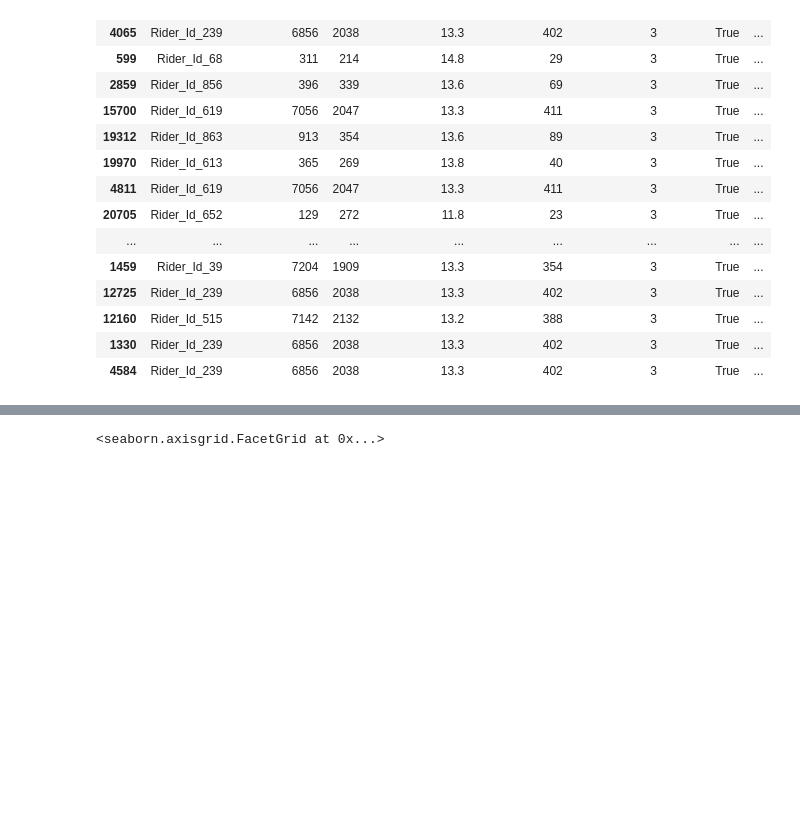
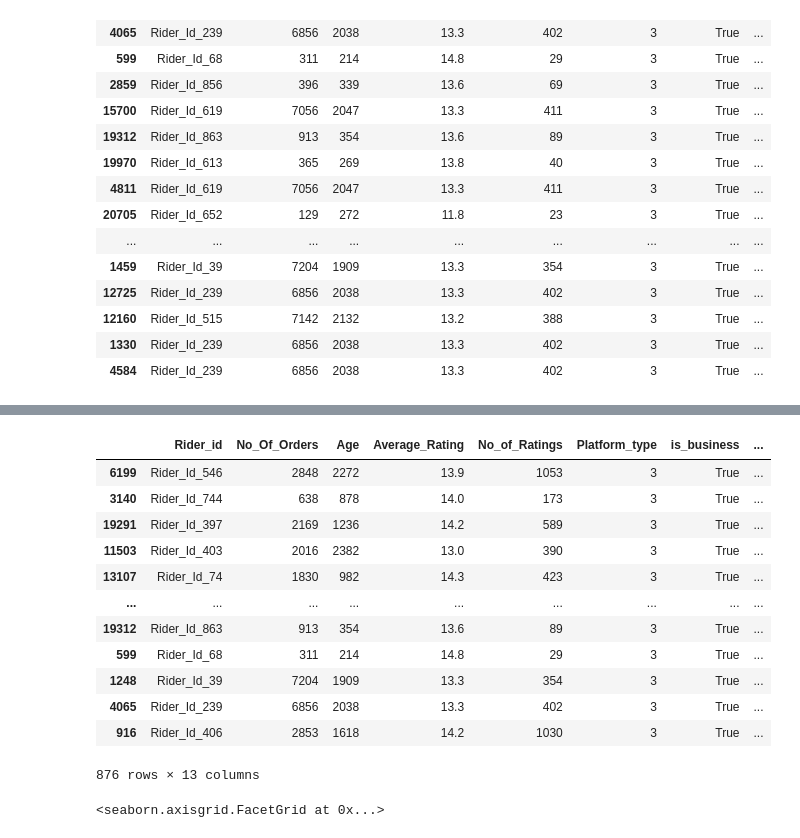
Before and after one commit to hughvd/sendy-logistics, a Jupyter notebook: josh_viz.ipynb, the cells around one changed output, grey strips where cells are left out. Drawn from its saved outputs; the diff is of its cells as text; code cells hidden in the pictures; blank space fills up the shorter version.

```diff
--- a/josh_viz.ipynb
+++ b/josh_viz.ipynb
@@ -285,0 +298,16 @@ df.sort_values(by = 'kmperhour', ascending = False).head(25)
+# %%
+tempdf.sort_values(by = 'kmperhour', ascending = True)
+# %% [output]
+|  | Rider_id | No_Of_Orders | Age | Average_Rating | No_of_Ratings | Platform_type | is_business | ... |
+| 6199 | Rider_Id_546 | 2848 | 2272 | 13.9 | 1053 | 3 | True | ... |
+| 3140 | Rider_Id_744 | 638 | 878 | 14.0 | 173 | 3 | True | ... |
+| 19291 | Rider_Id_397 | 2169 | 1236 | 14.2 | 589 | 3 | True | ... |
+| 11503 | Rider_Id_403 | 2016 | 2382 | 13.0 | 390 | 3 | True | ... |
+| 13107 | Rider_Id_74 | 1830 | 982 | 14.3 | 423 | 3 | True | ... |
+| ... | ... | ... | ... | ... | ... | ... | ... | ... |
+| 19312 | Rider_Id_863 | 913 | 354 | 13.6 | 89 | 3 | True | ... |
+| 599 | Rider_Id_68 | 311 | 214 | 14.8 | 29 | 3 | True | ... |
+| 1248 | Rider_Id_39 | 7204 | 1909 | 13.3 | 354 | 3 | True | ... |
+| 4065 | Rider_Id_239 | 6856 | 2038 | 13.3 | 402 | 3 | True | ... |
+| 916 | Rider_Id_406 | 2853 | 1618 | 14.2 | 1030 | 3 | True | ... |
+876 rows × 13 columns
```
Also changed, not shown: parts of 7 cells of this notebook, 1 other file.
